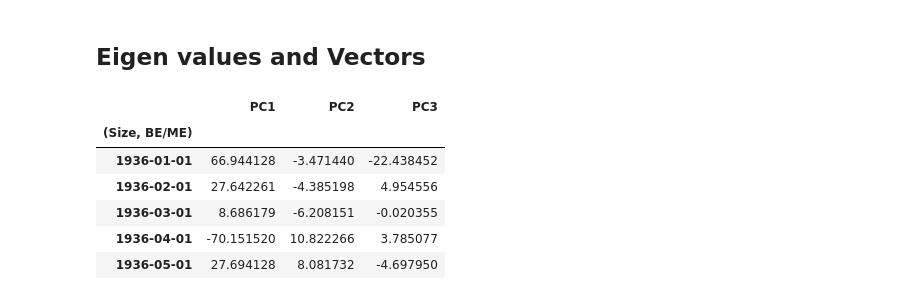
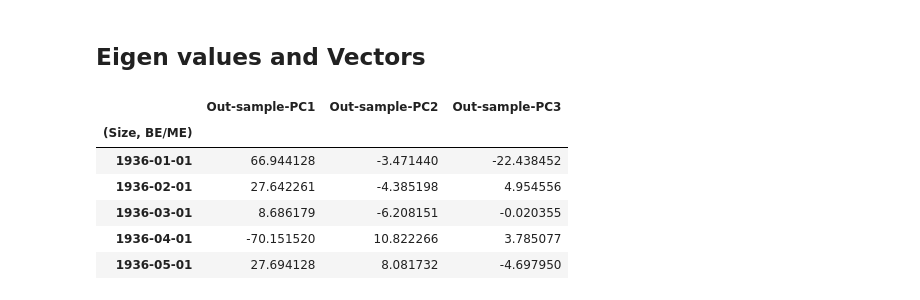
Before and after one commit to Hemasrikar/Financial-Statistics-and-Econometrics, a Jupyter notebook: forming_some_factors.ipynb, the cells around one changed output. Cells and saved outputs as stored; diff of their text form; code cells hidden in the pictures.

```diff
--- a/forming_some_factors.ipynb
+++ b/forming_some_factors.ipynb
@@ -47,8 +47,8 @@ macro_factors = pd.read_excel("data/Data_FE.xlsx", sheet_name="Macroeconomic fac
 date_col = macro_factors.columns[0]
 
 macro_factors[date_col] = pd.to_datetime(macro_factors[date_col].astype(int), format="%Y%m")
-factors = macro_factors.set_index(macro_factors.columns[0])
-factors = factors.apply(pd.to_numeric)
+macro_factors = macro_factors.set_index(macro_factors.columns[0])
+macro_factors = macro_factors.apply(pd.to_numeric)
 
 macro_factors.head()
 # %% [output]
@@ -61,9 +62,9 @@ macro_factors.head()
 # %%
 excess_returns = df.copy()
 
-factors = factors.reindex(excess_returns.index)
+macro_factors = macro_factors.reindex(excess_returns.index)
 
-excess_returns = excess_returns.sub(factors["TERM = ST govt.-LT govt."], axis=0)
+excess_returns = excess_returns.sub(macro_factors["TERM = ST govt.-LT govt."], axis=0)
 excess_returns.head()
 # %% [output]
 |  | Small |  |  |  |  | 2 |  |  |  |  | ... |
@@ -207,35 +208,35 @@ idx = np.argsort(eigenvalues_even)[::-1]
 eigenvalues_even  = eigenvalues_even[idx]
 eigenvectors_even = eigenvectors_even[:, idx]    # 25 × 25, columns are eigenvectors
 
 # extracting 3 largest eigenvectors, the factor weights is 25 x 3
 W_even = eigenvectors_even[:, :3]
 
 
 # Eigendecomposition for odd
 eigenvalues_odd, eigenvectors_odd = np.linalg.eigh(cova_matrix_odd)
 
 # eigh returns in ASCENDING order — reverse to get largest first
 idx = np.argsort(eigenvalues_odd)[::-1]
 eigenvalues_odd  = eigenvalues_odd[idx]
 eigenvectors_odd = eigenvectors_odd[:, idx]    # 25 × 25, columns are eigenvectors
 
 # extracting 3 largest eigenvectors, the factor weights is 25 x 3
 W_odd = eigenvectors_odd[:, :3]
 
 # factor time-series (T x 25)
 F_even = even_returns_df.values @ W_odd
 F_odd = odd_returns_df.values @ W_even
 
 # Create empty dataframe with full index
-out_sample_factors_df = pd.DataFrame(index=excess_returns.index, columns=['PC1', 'PC2', 'PC3'], dtype=float)
+out_sample_factors_df = pd.DataFrame(index=excess_returns.index, columns=['Out-sample-PC1', 'Out-sample-PC2', 'Out-sample-PC3'], dtype=float)
 
 # Assign values to correct timestamps
 out_sample_factors_df.loc[even_returns_df.index] = F_even
 out_sample_factors_df.loc[odd_returns_df.index]  = F_odd
 
 out_sample_factors_df.head()
 # %% [output]
-|  | PC1 | PC2 | PC3 |
+|  | Out-sample-PC1 | Out-sample-PC2 | Out-sample-PC3 |
 | (Size, BE/ME) |  |  |  |
 | 1936-01-01 | 66.944128 | -3.471440 | -22.438452 |
 | 1936-02-01 | 27.642261 | -4.385198 | 4.954556 |
```
Also changed, not shown: parts of 8 cells of this notebook.
